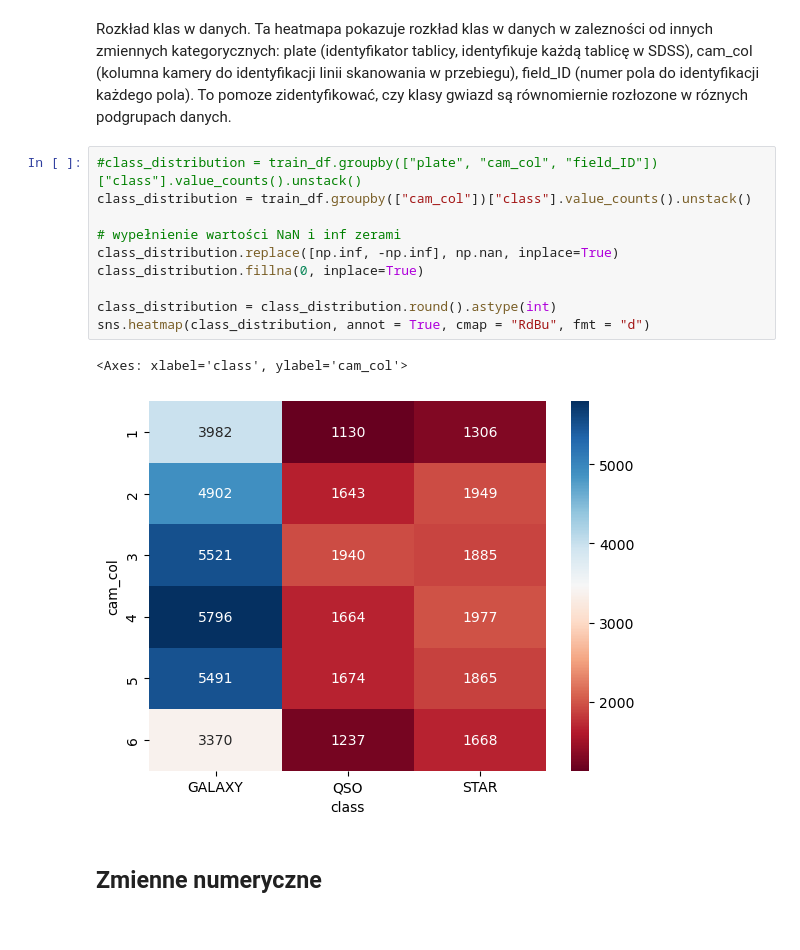
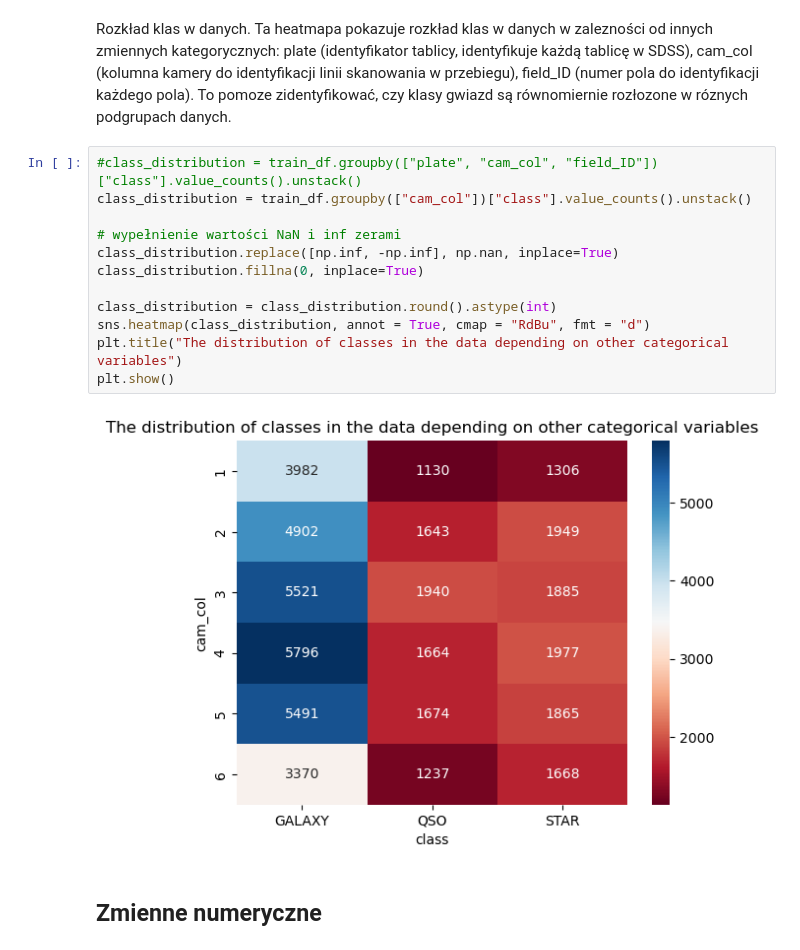
Before and after one commit to GasparSekula/StellarClassificationML, a Jupyter notebook: budowa_krok_1_4.ipynb, the cells around one changed output. Cells and saved outputs as stored; diff of their text form.

```diff
--- a/budowa_krok_1_4.ipynb
+++ b/budowa_krok_1_4.ipynb
@@ -195,16 +195,17 @@ Rozkład klas w danych. Ta heatmapa pokazuje rozkład klas w danych w zaleznośc
 # %%
 #class_distribution = train_df.groupby(["plate", "cam_col", "field_ID"])["class"].value_counts().unstack()
 class_distribution = train_df.groupby(["cam_col"])["class"].value_counts().unstack()
 
 # wypełnienie wartości NaN i inf zerami
 class_distribution.replace([np.inf, -np.inf], np.nan, inplace=True)
 class_distribution.fillna(0, inplace=True)
 
 class_distribution = class_distribution.round().astype(int)
 sns.heatmap(class_distribution, annot = True, cmap = "RdBu", fmt = "d")
+plt.title("The distribution of classes in the data depending on other categorical variables")
+plt.show()
 # %% [output]
-<Axes: xlabel='class', ylabel='cam_col'>
-[figure, old version]
+[figure, new version]
 # %% [markdown]
 ## Zmienne numeryczne
 # %% [markdown]
```
Also changed, not shown: parts of 1 cell of this notebook.
